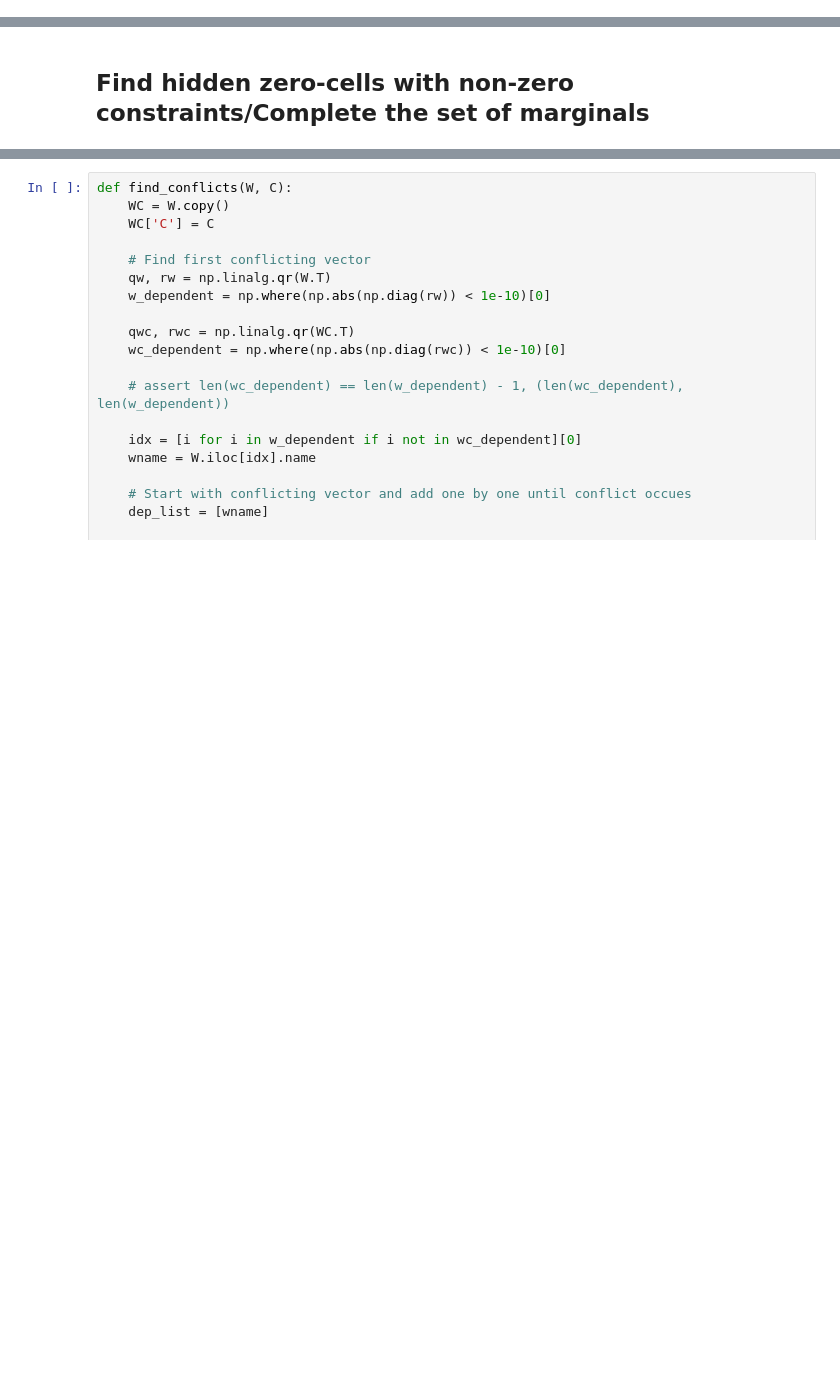
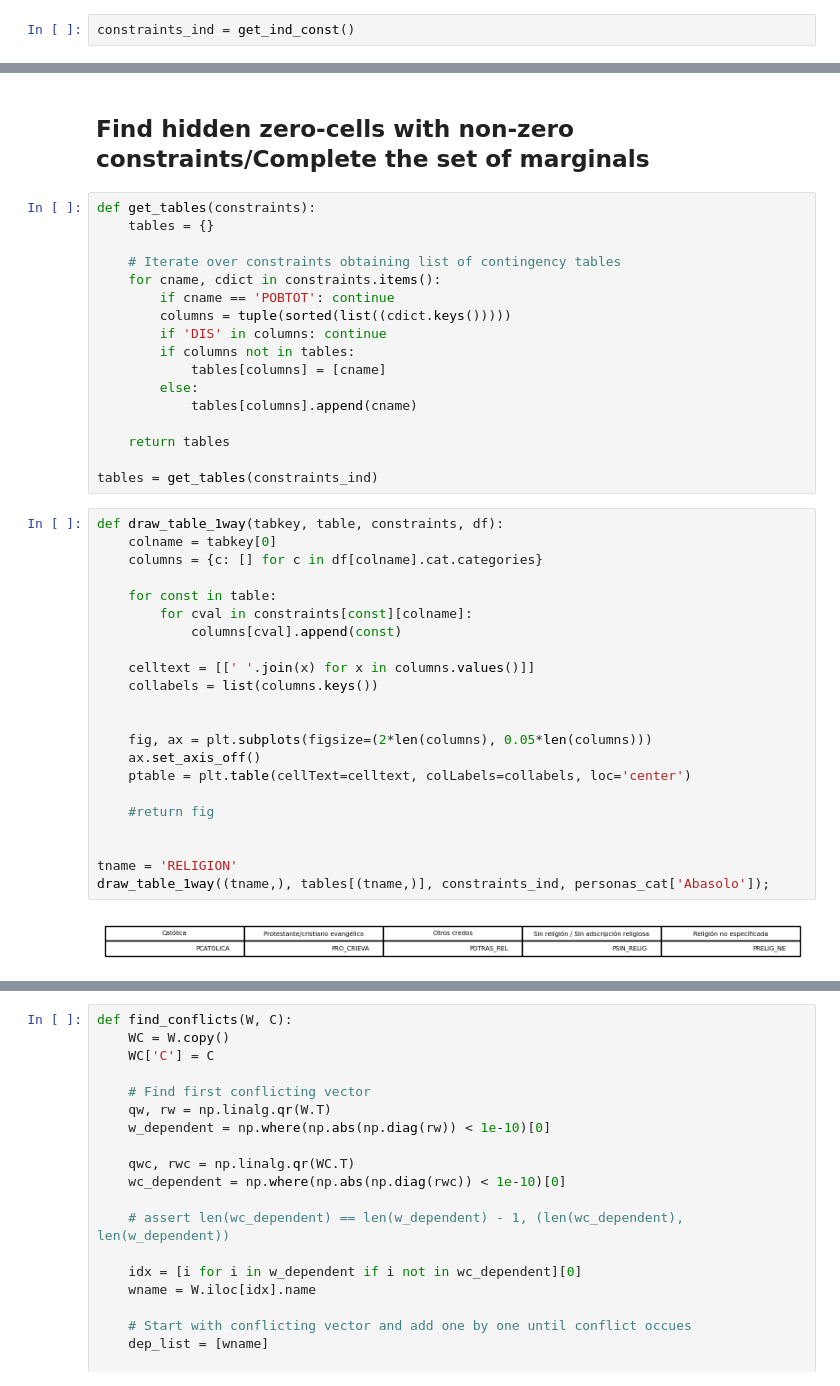
Before and after one commit to CentroFuturoCiudades/population-synthesis, a Jupyter notebook: notebooks/Censo_ageb_manz.ipynb, the cells around one changed output, grey strips where cells are left out. Drawn from its saved outputs; the diff is of its cells as text; blank space fills up the shorter version.

```diff
--- a/notebooks/Censo_ageb_manz.ipynb
+++ b/notebooks/Censo_ageb_manz.ipynb
@@ -26,6 +28,8 @@ from constraints import constraints_ind
 from setup_lin_system import setup_ls
 
 from ipf import check_solvable
+# %%
+constraints_ind = get_ind_const()
 # %%
 survey_dir = Path('../data/cuestionario_ampliado/Censo2020_CA_nl_csv/')
 personas_path = Path('../data/cuestionario_ampliado/Censo2020_CA_nl_csv/Personas19.CSV')
@@ -60,2 +107,43 @@ Pesquería
 # %% [markdown]
 ## Find hidden zero-cells with non-zero constraints/Complete the set of marginals
+# %%
+def get_tables(constraints):
+    tables = {}
+
+    # Iterate over constraints obtaining list of contingency tables
+    for cname, cdict in constraints.items():
+        if cname == 'POBTOT': continue
+        columns = tuple(sorted(list((cdict.keys()))))
+        if 'DIS' in columns: continue
+        if columns not in tables:
+            tables[columns] = [cname]
+        else:
+            tables[columns].append(cname)
+
+    return tables
+
+tables = get_tables(constraints_ind)
+# %%
+def draw_table_1way(tabkey, table, constraints, df):
+    colname = tabkey[0]
+    columns = {c: [] for c in df[colname].cat.categories}
+
+    for const in table:
+        for cval in constraints[const][colname]:
+            columns[cval].append(const)
+
+    celltext = [[' '.join(x) for x in columns.values()]]
+    collabels = list(columns.keys())
+
+
+    fig, ax = plt.subplots(figsize=(2*len(columns), 0.05*len(columns)))
+    ax.set_axis_off()
+    ptable = plt.table(cellText=celltext, colLabels=collabels, loc='center')
+
+    #return fig
+
+
+tname = 'RELIGION'
+draw_table_1way((tname,), tables[(tname,)], constraints_ind, personas_cat['Abasolo']);
+# %% [output]
+[figure, added]
```
Also changed, not shown: parts of 48 cells of this notebook, 3 other files.
